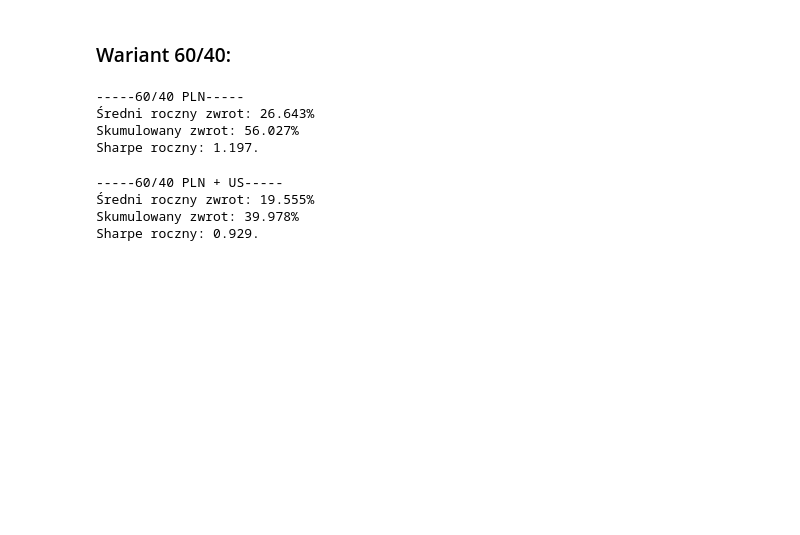
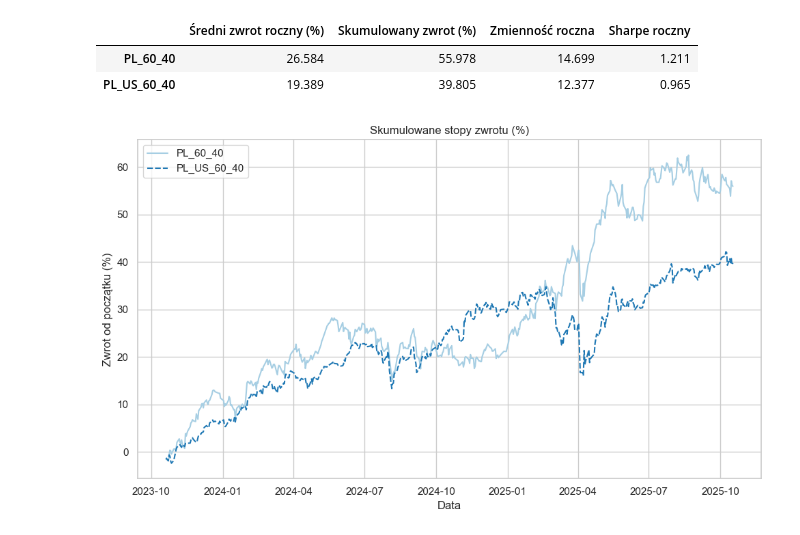
Before and after one commit to kornelia-kozaczewska/portfolio_analysis, a Jupyter notebook: model_60_40.ipynb, the cells around one changed output. Saved outputs shown, nothing was run; the diff lists cells and outputs as text; code cells hidden in the pictures; blank space fills up the shorter version.

Commit message:
added charts

```diff
--- a/model_60_40.ipynb
+++ b/model_60_40.ipynb
@@ -9,7 +9,7 @@ sns.set_theme(style="whitegrid", palette="Paired")
 def load_prices(path):
     df = pd.read_csv(path)
     df['Data'] = pd.to_datetime(df['Data'])
-    df.set_index('Data').sort_index()
+    df = df.set_index('Data').sort_index()
     return df['Zamkniecie']
 
 def daily_returns(prices):
@@ -20,9 +20,9 @@ def average_return(daily_returns, trading_days):
     '''Liczy średni zwrot w skali roku.'''
     return (1 + daily_returns.mean()) ** trading_days - 1
 
-def cumulative_return(daily_returns):
+def cumulative_returns(daily_returns):
     '''Liczy skumulowaną stopę zwrotu dla dziennych stóp zwrotu.'''
-    return (1 + daily_returns).prod() - 1
+    return (1 + daily_returns).cumprod() - 1
 
 def volatility(daily_returns, trading_days):
     '''Liczy roczną zmienność na podstawie dziennych zwrotów.'''
@@ -51,5 +51,3 @@ ibca_pln = ibca * eurpln
 
 spx_pln = spx_pln.reindex(mwig40.index, method='ffill')
 ibca_pln = ibca_pln.reindex(mwig40.index, method='ffill')
-# %% [markdown]
-### Wariant 60/40:
@@ -59,32 +54,37 @@ portfolio_60_40_PLN_US = ibca_pln * .6 + mwig40 * .2 + spx_pln * .2
-# %%
-daily_60_40_PLN = daily_returns(portfolio_60_40_PLN)
-
-avg_60_40_PLN = average_return(daily_60_40_PLN, trading_days)
-cumulative_60_40_PLN = cumulative_return(daily_60_40_PLN)
-sharpe_60_40_PLN = sharpe_ratio(daily_60_40_PLN, risk_free_rate, trading_days)
-
-print('-----60/40 PLN-----')
-print(f'Średni roczny zwrot: {(avg_60_40_PLN * 100).round(3)}%')
-print(f'Skumulowany zwrot: {(cumulative_60_40_PLN * 100).round(3)}%')
-print(f'Sharpe roczny: {sharpe_60_40_PLN.round(3)}.')
-# %% [output]
------60/40 PLN-----
-Średni roczny zwrot: 26.643%
-Skumulowany zwrot: 56.027%
-Sharpe roczny: 1.197.
-# %%
-daily_60_40_PLN_US = daily_returns(portfolio_60_40_PLN_US)
-
-avg_60_40_PLN_US = average_return(daily_60_40_PLN_US, trading_days)
-cumulative_60_40_PLN_US = cumulative_return(daily_60_40_PLN_US)
-sharpe_60_40_PLN_US = sharpe_ratio(daily_60_40_PLN_US, risk_free_rate, trading_days)
-
-print('-----60/40 PLN + US-----')
-print(f'Średni roczny zwrot: {(avg_60_40_PLN_US * 100).round(3)}%')
-print(f'Skumulowany zwrot: {(cumulative_60_40_PLN_US * 100).round(3)}%')
-print(f'Sharpe roczny: {sharpe_60_40_PLN_US.round(3)}.')
-# %% [output]
------60/40 PLN + US-----
-Średni roczny zwrot: 19.555%
-Skumulowany zwrot: 39.978%
-Sharpe roczny: 0.929.
+# %%
+portfolio_60_40_PLN = ibca_pln * .6 + mwig40 * .4
+portfolio_60_40_PLN_US = ibca_pln * .6 + mwig40 * .2 + spx_pln * .2
+
+portfolio_60_40_PLN.name = 'PL_60_40'
+portfolio_60_40_PLN_US.name = 'PL_US_60_40'
+
+portfolios = pd.concat([portfolio_60_40_PLN, portfolio_60_40_PLN_US], axis=1)
+returns_pln = daily_returns(portfolios)
+# %%
+avg = average_return(returns_pln, trading_days)
+cumulative = cumulative_returns(returns_pln).iloc[-1]
+vol = volatility(returns_pln, trading_days)
+sharpe = sharpe_ratio(returns_pln, risk_free_rate, trading_days)
+
+
+summary = pd.DataFrame({
+    'Średni zwrot roczny (%)': (avg * 100).round(3),
+    'Skumulowany zwrot (%)': (cumulative * 100).round(3),
+    'Zmienność roczna (%)' : (vol * 100).round(3),
+    'Sharpe roczny': sharpe.round(3)
+})
+summary
+# %% [output]
+|  | Średni zwrot roczny (%) | Skumulowany zwrot (%) | Zmienność roczna | Sharpe roczny |
+| PL_60_40 | 26.584 | 55.978 | 14.699 | 1.211 |
+| PL_US_60_40 | 19.389 | 39.805 | 12.377 | 0.965 |
+# %%
+plt.figure(figsize=(10,6))
+sns.lineplot(data=cumulative_returns(returns_pln) * 100)
+plt.title('Skumulowane stopy zwrotu (%)')
+plt.xlabel('Data')
+plt.ylabel('Zwrot od początku (%)')
+plt.tight_layout()
+plt.show()
+# %% [output]
+[figure, added]
```
Also changed, not shown: parts of 3 cells of this notebook.
